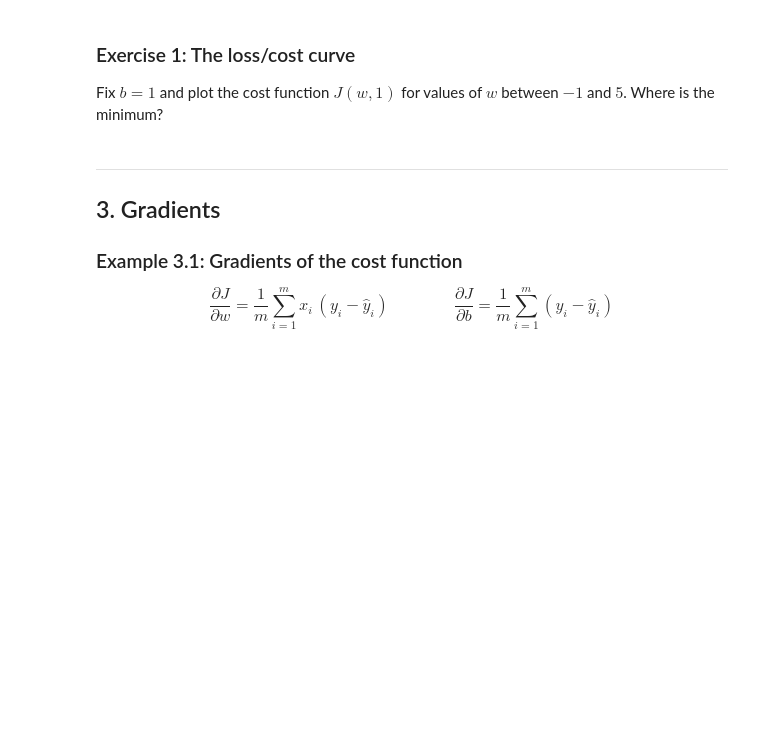
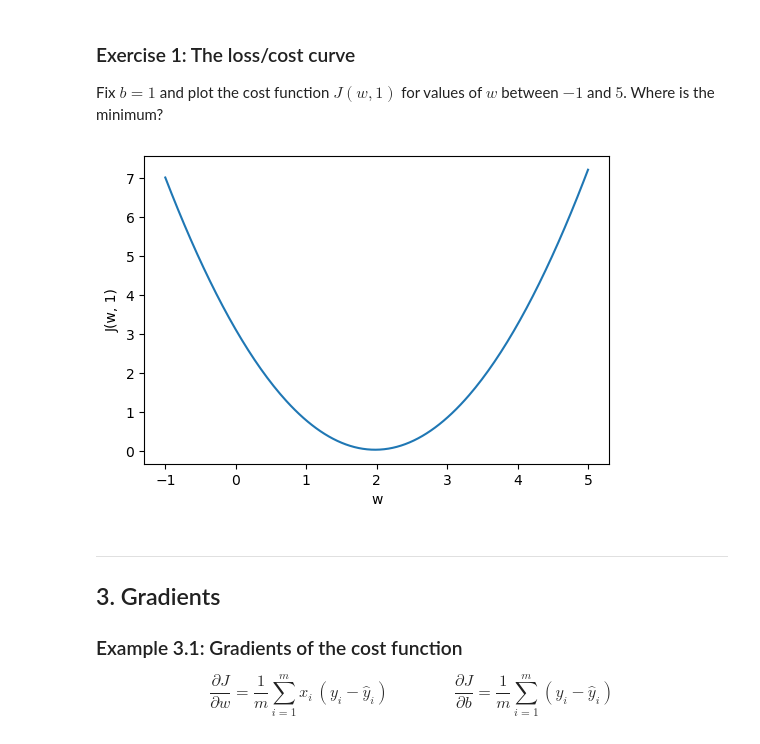
Before and after one commit to izaanabdali/machine_learning_SPC_5003, a Jupyter notebook: Week 2/Tutorial_2_Clean.ipynb, the cells around one changed output. Cells and saved outputs as stored; diff of their text form; code cells hidden in the pictures; blank space fills up the shorter version.

```diff
--- a/Week 2/Tutorial_2_Clean.ipynb
+++ b/Week 2/Tutorial_2_Clean.ipynb
@@ -79,12 +84,18 @@ Where is the minimum?
 # %%
 w_values = np.linspace(-1, 5, 200)
 costs = []
 
 for w in w_values:
-    # TODO: compute the cost for this w (with b = 1) and append it to costs
+   costs.append(mse(y,predict(x,w,1)))
+
 
 fig, ax = plt.subplots(figsize=(6, 4))
-# TODO: plot costs against w_values, with axis labels
+ax.plot(w_values, costs)
+ax.set_xlabel("w")
+ax.set_ylabel("J(w, 1)")
+plt.show()
+# %% [output]
+[figure, added]
 # %% [markdown]
 ---
 ## 3. Gradients
```
Also changed, not shown: parts of 12 cells of this notebook.
